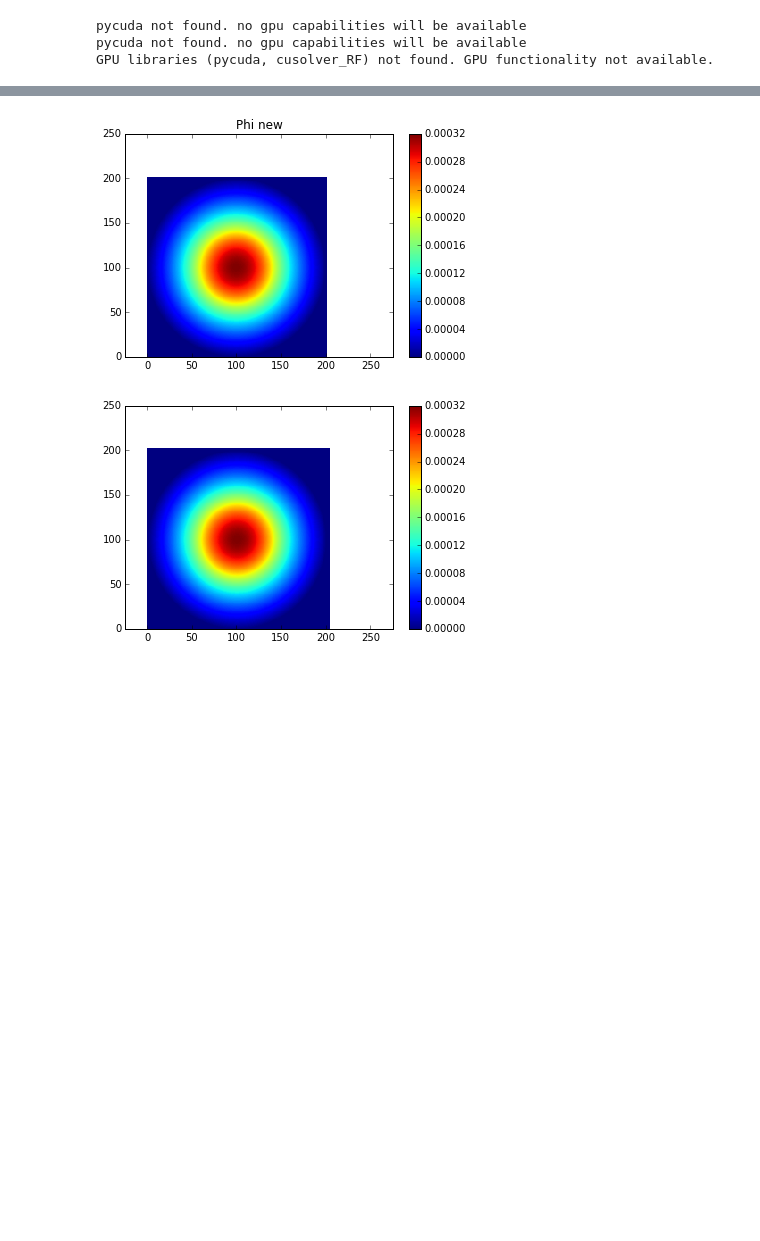
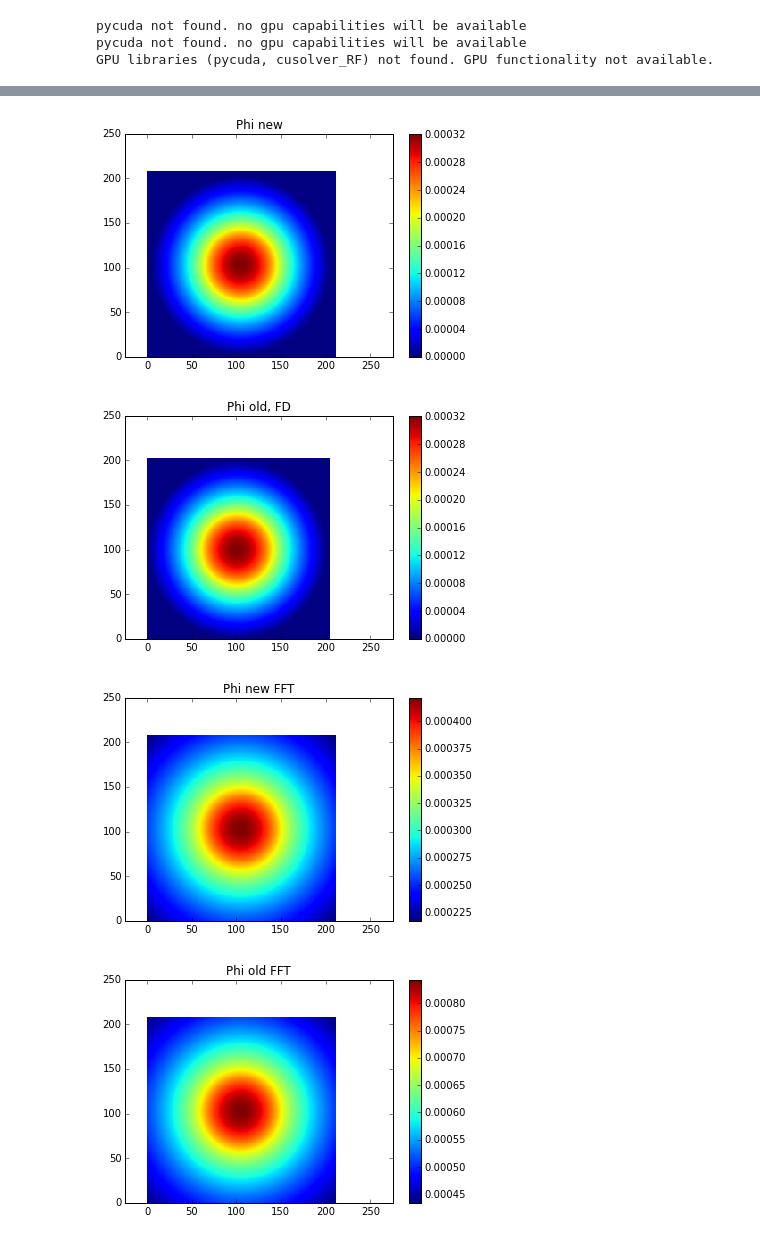
Before and after one commit to PyCOMPLETE/PyPIC, a Jupyter notebook: Itest_000_Round_Chamber.ipynb, the cells around one changed output, grey strips where cells are left out. Saved outputs shown, nothing was run; the diff lists cells and outputs as text; code cells hidden in the pictures; blank space fills up the shorter version.

```diff
--- a/Itest_000_Round_Chamber.ipynb
+++ b/Itest_000_Round_Chamber.ipynb
@@ -81,53 +106,69 @@ picFD.scatter(x_part, y_part, nel_part, charge=e)
 picFDSW.scatter(x_part, y_part, nel_part, charge=e)
 picFFT.scatter(x_part, y_part, nel_part, charge=e)
 
-mesh_charges = new_pp.particles_to_mesh(x_part, y_part, charge=e)
-rho = mesh_charges/new_pp.mesh.volume_elem
 
 #pic scatter
 picFD.solve()
 picFDSW.solve()
 picFFT.solve()
 
-phi = new_pp.poisson_solve(mesh_charges)
-mesh_e_fields = new_pp.get_electric_fields(phi)
-efx = mesh_e_fields[0]
-efy = mesh_e_fields[1]
-for i, field in enumerate(mesh_e_fields):
-    mesh_e_fields[i] = field.flatten()
+
+
+x_probes = np.linspace(0,R_cham,1000)
+y_probes = 0. * x_probes
 
 
 
+rho_FFT, phi_FFT, efx_FFT, efy_FFT, Ex_FFT, Ey_FFT = test_new_solver(new_pp_FFT, xx=x_part, yy=y_part,
+                                                                     charge=e,
+                                                                     x_probe=x_probes, y_probe=y_probes)
 
-x_probes = np.linspace(0,R_cham,1000)
-y_probes = 0.*x_probes
+rho, phi, efx, efy, Ex, Ey = test_new_solver(new_pp, xx=x_part, yy=y_part,
+                                             charge=e,
+                                             x_probe=x_probes, y_probe=y_probes)
 
 #pic gather
 Ex_FD, Ey_FD = picFD.gather(x_probes, y_probes)
 Ex_FDSW, Ey_FDSW = picFDSW.gather(x_probes, y_probes)
 Ex_FFT, Ey_FFT = picFFT.gather(x_probes, y_probes)
 
-mesh_fields_and_mp_coords = zip(list(mesh_e_fields), [x_probes, y_probes])
-fields = new_pp.field_to_particles(*mesh_fields_and_mp_coords)
 
 E_r_th = map(lambda x: np.sum(x_part**2+y_part**2<x**2)*qe/eps0/(2*np.pi*x), x_probes)
 # %%
 %matplotlib inline
 plt.figure()
 plt.pcolor(phi.reshape(mesh.ny, mesh.nx))
 plt.colorbar()
 plt.axis('equal')
 plt.title('Phi new')
 plt.show()
 
+
+
 plt.figure()
 plt.pcolor(picFDSW.phi.T[3:-2,4:-3])
 plt.colorbar()
+plt.title('Phi old, FD')
 plt.axis('equal')
 plt.show()
+
+plt.figure()
+plt.pcolor(phi_FFT.reshape(mesh.ny, mesh.nx))
+plt.colorbar()
+plt.axis('equal')
+plt.title('Phi new FFT')
+plt.show()
+
+plt.pcolor(picFFT.phi.T)
+plt.colorbar()
+plt.axis('equal')
+plt.title('Phi old FFT')
+plt.show()
 # %% [output]
-[figure, old version]
+[figure, new version]
-[figure, old version]
+[figure, new version]
+[figure, added]
+[figure, added]
 # %%
 plt.close('all')
 plt.plot(x_probes, Ex_FD, label = 'FD')
```
Also changed, not shown: parts of 4 cells of this notebook, 2 other files.
